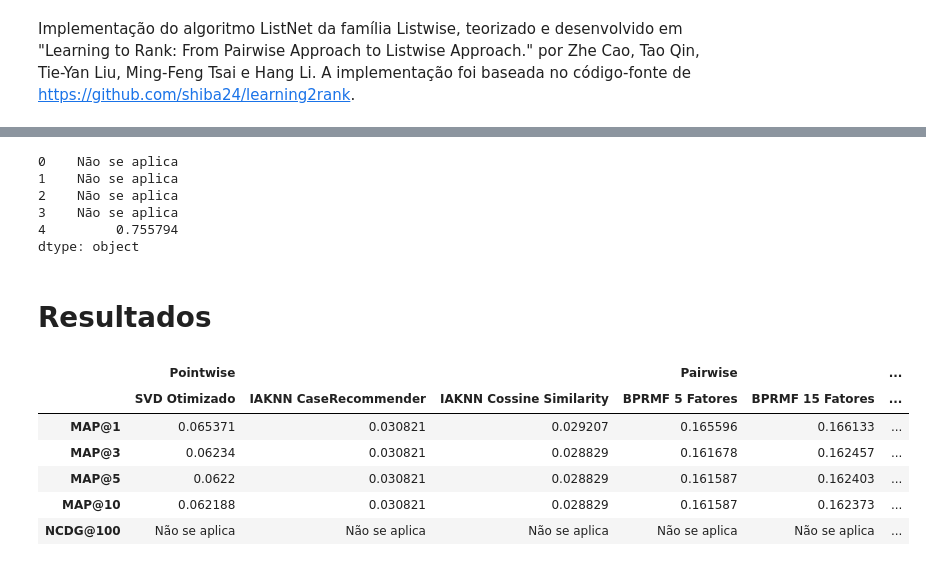
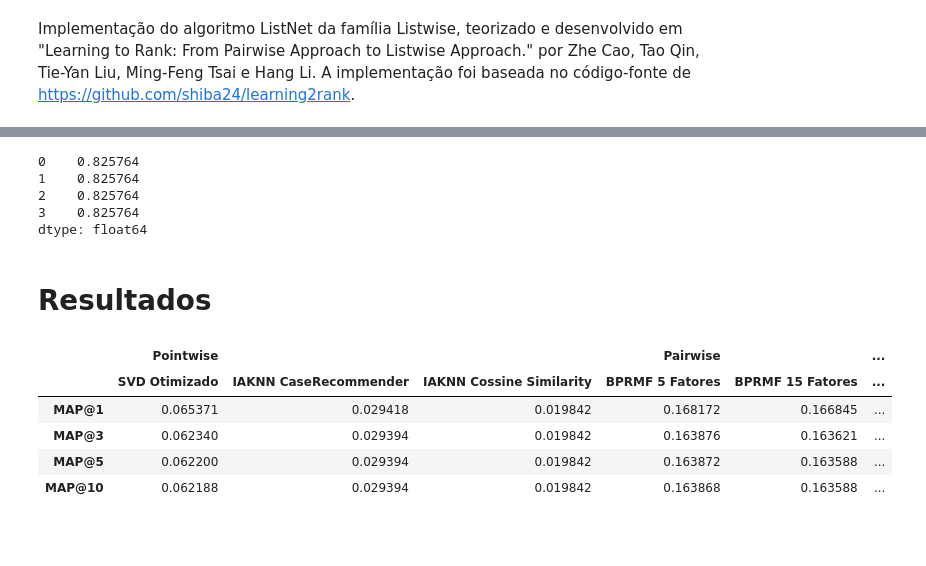
Before and after one commit to ciziks/recommender-steam-catalogue, a Jupyter notebook: Recomendadores/Sistema.ipynb, the cells around one changed output, grey strips where cells are left out. Saved outputs shown, nothing was run; the diff lists cells and outputs as text; code cells hidden in the pictures; blank space fills up the shorter version.

Commit message:
Métricas finalizadas

```diff
--- a/Recomendadores/Sistema.ipynb
+++ b/Recomendadores/Sistema.ipynb
@@ -539,7 +509,6 @@ map_BPRMF_30 = pd.Series([
     MAP(result_BPRMF_30, test, 3),
     MAP(result_BPRMF_30, test, 5),
     MAP(result_BPRMF_30, test, 10),
-    "Não se aplica"
     ])
 
 map_BPRMF_30
@@ -726,7 +689,7 @@ class ListNet(NN):
         N = len(x_train)
         N_test = len(x_test)
         for epoch in six.moves.range(1, n_epoch + 1):
-            # print('epoch', epoch)
+            print('epoch', epoch)
             # training
             perm = np.random.permutation(N)
             sum_loss = 0
@@ -737,7 +700,7 @@ class ListNet(NN):
                 self.optimizer.update(self.model, x, t)
                 sum_loss += float(self.model.loss.data) * len(t.data)
 
-            # print('train mean loss={}'.format(sum_loss / N))
+            print('train mean loss={}'.format(sum_loss / N))
             self.train_loss.append(sum_loss / N)
 
             perm = np.random.permutation(N_test)
@@ -747,7 +710,7 @@ class ListNet(NN):
                 t = chainer.Variable(np.asarray(y_test[perm[j:j + batchsize]]))
                 loss = self.model(x, t)
                 sum_loss += float(loss.data) * len(t.data)
-            # print('test  mean loss={}'.format(sum_loss / N_test))
+            print('test  mean loss={}'.format(sum_loss / N_test))
             self.test_loss.append(sum_loss / N_test)
 
             train_score = self.model.predict(chainer.Variable(x_train))
@@ -762,7 +725,7 @@ class ListNet(NN):
             # print("NDCG@100 | train: {0}, test: {1}".format(train_ndcg, test_ndcg))
 
 
-    def fit(self, fit_X, fit_y, batchsize=100, n_epoch=200, n_units1=512, n_units2=128, tv_ratio=0.95, optimizerAlgorithm="Adam", savefigName="result.pdf", savemodelName="ListNet.model"):
+    def fit(self, fit_X, fit_y, batchsize=100, n_epoch=100, n_units1=512, n_units2=128, tv_ratio=0.95, optimizerAlgorithm="Adam", savefigName="result.pdf", savemodelName="ListNet.model"):
         train_X, train_y, validate_X, validate_y = self.splitData(fit_X, fit_y, tv_ratio)
         print("The number of data, train:", len(train_X), "validate:", len(validate_X))
 
@@ -775,6 +738,7 @@ class ListNet(NN):
         loss(self.train_loss, self.test_loss)
         self.saveModels(savemodelName)
         print("NDCG@100 | train: {0}, test: {1}".format(self.train_ndcg, self.test_ndcg))
+        return self.test_acc
 
     def test(self, fit_X, fit_y, batchsize=100, n_epoch=1, tv_ratio=0.95, optimizerAlgorithm="Adam"):
         """
@@ -787,9 +751,9 @@ class ListNet(NN):
         print("The number of data, train:", len(train_X), "validate:", len(validate_X))
         self.trainModel(train_X, train_y, validate_X, validate_y, n_epoch, batchsize)
 # %%
-# Adequando Modelo ListNet
+# Treinando Modelo ListNet
 Model_ListWise = ListNet()
-Model_ListWise.fit(review[["userId", "itemId"]].to_numpy(), review["rating"].to_numpy())
+map_ListWise = Model_ListWise.fit(review[["userId", "itemId"]].to_numpy(), review["rating"].to_numpy(), n_epoch=10)
 # %% [output]
 load dataset
 The number of data, train: 12583 validate: 663
@@ -802,52 +780,47 @@ NDCG@100 | train: 0.8587851729159902, test: 0.7557944895611419
-# %%
-# Como é possível observar a métrica de NCDG convergiu
-ncdg_ListNet = Model_ListWise.test_ndcg
-metrics_ListNet = pd.Series([
-    "Não se aplica",
-    "Não se aplica",
-    "Não se aplica",
-    "Não se aplica",
-    ncdg_ListNet
-    ])
-
-metrics_ListNet
-# %% [output]
-0    Não se aplica
-1    Não se aplica
-2    Não se aplica
-3    Não se aplica
-4         0.755794
-dtype: object
+# %%
+map_ListNet = pd.Series([
+    map_ListWise[0],
+    map_ListWise[2],
+    map_ListWise[4],
+    map_ListWise[9]
+    ])
+
+map_ListNet
+# %% [output]
+0    0.825764
+1    0.825764
+2    0.825764
+3    0.825764
+dtype: float64
 # %% [markdown]
 # Resultados
 # %%
 multicol1 = pd.MultiIndex.from_tuples([('Pointwise', 'SVD Otimizado'),
                 ('Pointwise', 'IAKNN CaseRecommender'),
                 ('Pointwise', 'IAKNN Cossine Similarity'),
                 ("Pairwise", "BPRMF 5 Fatores"),
                 ("Pairwise", "BPRMF 15 Fatores"),
                 ("Pairwise", "BPRMF 30 Fatores"),
                 ("Listwise", "ListNet")
             ])
 
 # Adicionando MAPs de cada algoritmo
-MAPs = np.array([map_svd, map_IAKNN, map_IAKNN_sim, map_BPRMF_5, map_BPRMF_15, map_BPRMF_30, metrics_ListNet]).T
+MAPs = np.array([map_svd, map_IAKNN, map_IAKNN_sim, map_BPRMF_5, map_BPRMF_15, map_BPRMF_30, map_ListNet]).T
 
 # Unindo métricas de avaliação
 metrics = pd.DataFrame(MAPs,
     columns=multicol1,
-    index = ["MAP@1", "MAP@3", "MAP@5", "MAP@10", "NCDG@100"]
+    index = ["MAP@1", "MAP@3", "MAP@5", "MAP@10"]
 )
 
 metrics
 # %% [output]
 |  | Pointwise |  |  | Pairwise |  | ... |
 |  | SVD Otimizado | IAKNN CaseRecommender | IAKNN Cossine Similarity | BPRMF 5 Fatores | BPRMF 15 Fatores | ... |
-| MAP@1 | 0.065371 | 0.030821 | 0.029207 | 0.165596 | 0.166133 | ... |
-| MAP@3 | 0.06234 | 0.030821 | 0.028829 | 0.161678 | 0.162457 | ... |
-| MAP@5 | 0.0622 | 0.030821 | 0.028829 | 0.161587 | 0.162403 | ... |
-| MAP@10 | 0.062188 | 0.030821 | 0.028829 | 0.161587 | 0.162373 | ... |
-| NCDG@100 | Não se aplica | Não se aplica | Não se aplica | Não se aplica | Não se aplica | ... |
+| MAP@1 | 0.065371 | 0.029418 | 0.019842 | 0.168172 | 0.166845 | ... |
+| MAP@3 | 0.062340 | 0.029394 | 0.019842 | 0.163876 | 0.163621 | ... |
+| MAP@5 | 0.062200 | 0.029394 | 0.019842 | 0.163872 | 0.163588 | ... |
+| MAP@10 | 0.062188 | 0.029394 | 0.019842 | 0.163868 | 0.163588 | ... |
 # %%
 # Recuperando similaridades por cosseno já calculadas
 similarity_games = pd.read_csv("sim_games.dat", header=None, sep="\t")
```
Also changed, not shown: parts of 24 cells of this notebook, 15 other files.
